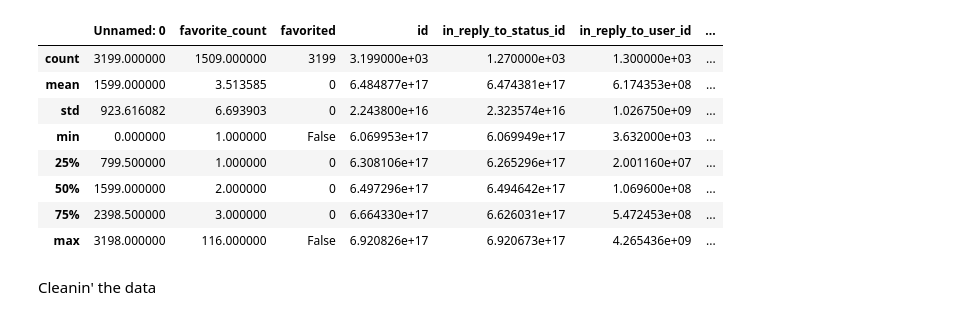
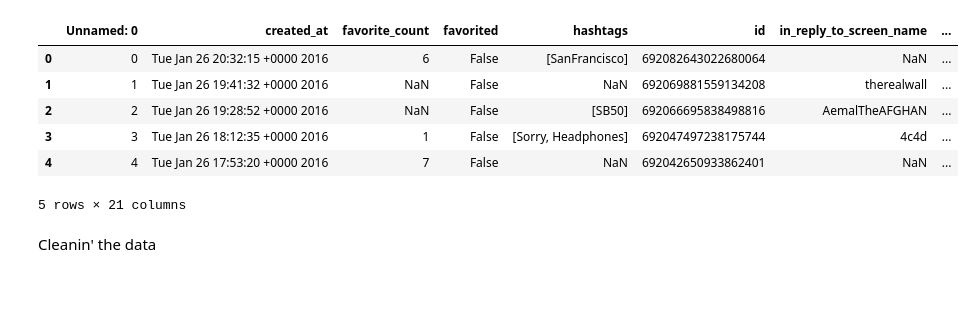
Before and after one commit to lovettbarron/caltrain-predict, a Jupyter notebook: 01explore.ipynb, the cells around one changed output. Cells and saved outputs as stored; diff of their text form; code cells hidden in the pictures; blank space fills up the shorter version.

```diff
--- a/01explore.ipynb
+++ b/01explore.ipynb
@@ -19,17 +19,15 @@ from func import *
 # %%
 #%load 'data/raw-twt2016-01-26-14/21/09.csv'
 df = pd.read_csv("data/raw-twt2016-01-26-14-21-09.csv",sep='\t',error_bad_lines=False)
-df.describe()
+df.head(5)
 # %% [output]
-|  | Unnamed: 0 | favorite_count | favorited | id | in_reply_to_status_id | in_reply_to_user_id | ... |
-| count | 3199.000000 | 1509.000000 | 3199 | 3.199000e+03 | 1.270000e+03 | 1.300000e+03 | ... |
-| mean | 1599.000000 | 3.513585 | 0 | 6.484877e+17 | 6.474381e+17 | 6.174353e+08 | ... |
-| std | 923.616082 | 6.693903 | 0 | 2.243800e+16 | 2.323574e+16 | 1.026750e+09 | ... |
-| min | 0.000000 | 1.000000 | False | 6.069953e+17 | 6.069949e+17 | 3.632000e+03 | ... |
-| 25% | 799.500000 | 1.000000 | 0 | 6.308106e+17 | 6.265296e+17 | 2.001160e+07 | ... |
-| 50% | 1599.000000 | 2.000000 | 0 | 6.497296e+17 | 6.494642e+17 | 1.069600e+08 | ... |
-| 75% | 2398.500000 | 3.000000 | 0 | 6.664330e+17 | 6.626031e+17 | 5.472453e+08 | ... |
-| max | 3198.000000 | 116.000000 | False | 6.920826e+17 | 6.920673e+17 | 4.265436e+09 | ... |
+|  | Unnamed: 0 | created_at | favorite_count | favorited | hashtags | id | in_reply_to_screen_name | ... |
+| 0 | 0 | Tue Jan 26 20:32:15 +0000 2016 | 6 | False | [SanFrancisco] | 692082643022680064 | NaN | ... |
+| 1 | 1 | Tue Jan 26 19:41:32 +0000 2016 | NaN | False | NaN | 692069881559134208 | therealwall | ... |
+| 2 | 2 | Tue Jan 26 19:28:52 +0000 2016 | NaN | False | [SB50] | 692066695838498816 | AemalTheAFGHAN | ... |
+| 3 | 3 | Tue Jan 26 18:12:35 +0000 2016 | 1 | False | [Sorry, Headphones] | 692047497238175744 | 4c4d | ... |
+| 4 | 4 | Tue Jan 26 17:53:20 +0000 2016 | 7 | False | NaN | 692042650933862401 | NaN | ... |
+5 rows × 21 columns
 # %% [markdown]
 Cleanin' the data
 # %%
```
Also changed, not shown: parts of 4 cells of this notebook, 2 other files.
